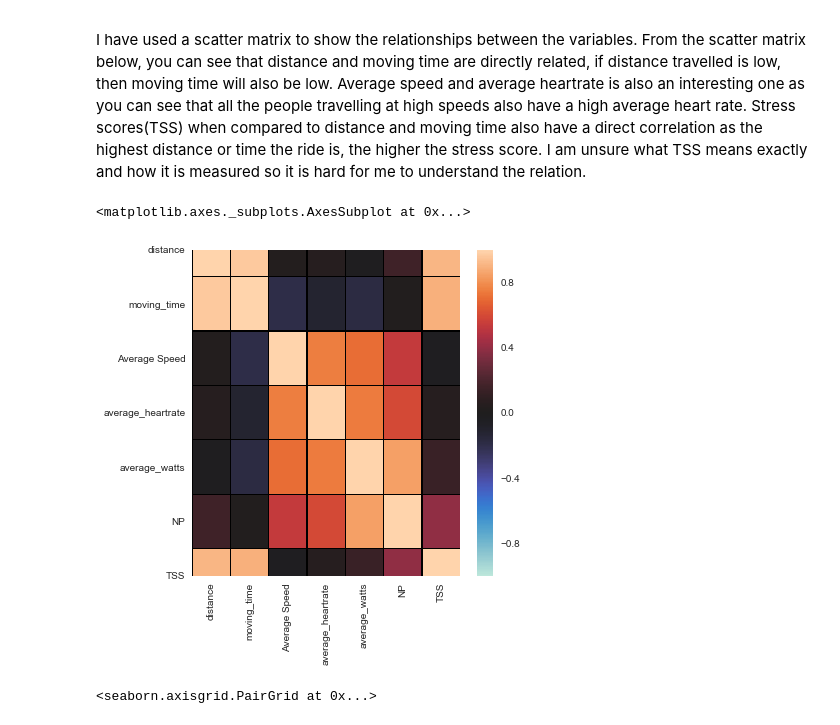
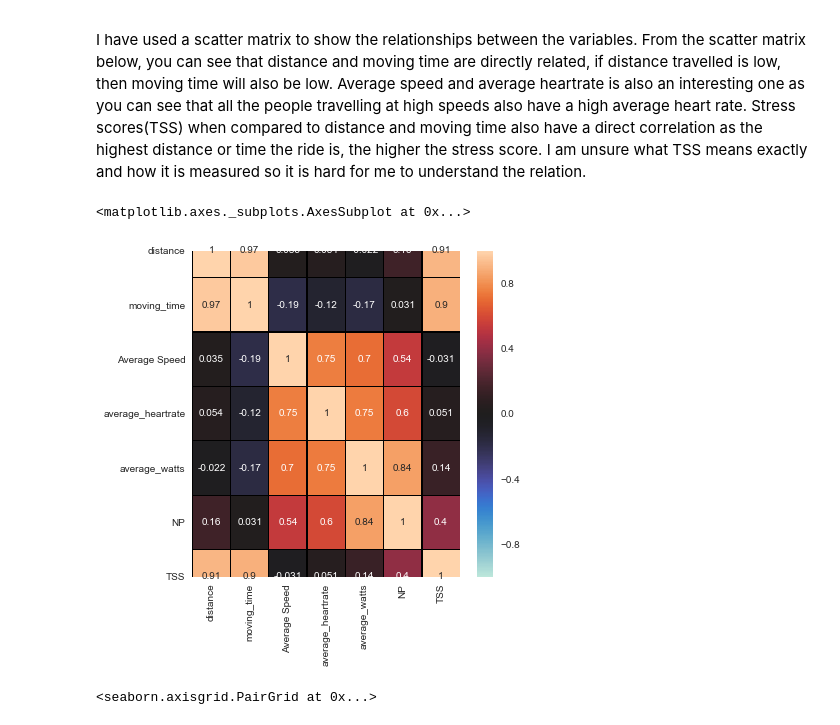
Before and after one commit to BinaryPogs/COMP257Portfolio, a Jupyter notebook: Portfolio 1.ipynb, the cells around one changed output. Drawn from its saved outputs; the diff is of its cells as text; code cells hidden in the pictures.

```diff
--- a/Portfolio 1.ipynb
+++ b/Portfolio 1.ipynb
@@ -182,12 +165,12 @@ I have used a scatter matrix to show the relationships between the variables. Fr
 # %%
 cat = df[['distance','moving_time','Average Speed','average_heartrate','average_watts','NP','TSS','elevation_gain','workout_type']]
 corr = cat.corr()
 fig = (6,6)
 fig,ax = plt.subplots(figsize=fig)
-sns.heatmap(corr, center=0,linewidth=.25,linecolor='black',cbar=True,vmin=-1,vmax=1)
+sns.heatmap(corr, center=0,linewidth=.25,linecolor='black',cbar=True,vmin=-1,vmax=1, annot=True)
 # %% [output]
 <matplotlib.axes._subplots.AxesSubplot at 0x...>
-[figure, old version]
+[figure, new version]
 # %%
 sns.pairplot(cat, hue='workout_type', markers=['s','o','D'])
 # %% [output]
```
Also changed, not shown: parts of 2 cells of this notebook, 2 other files.
